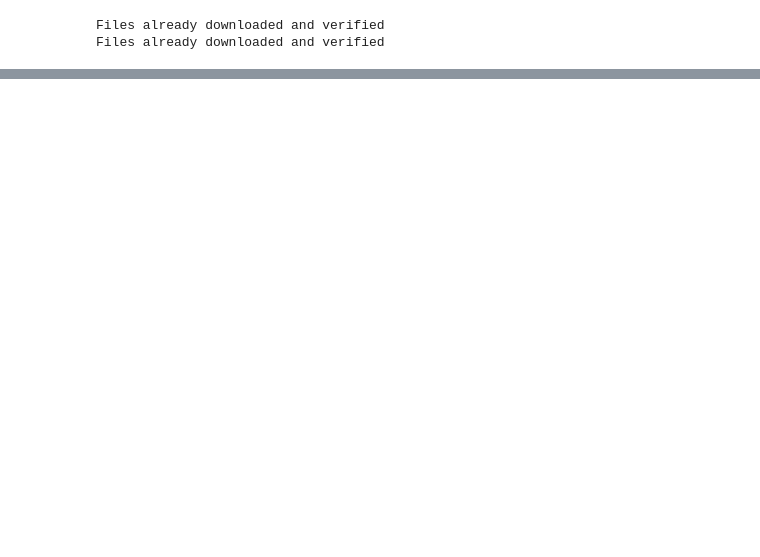
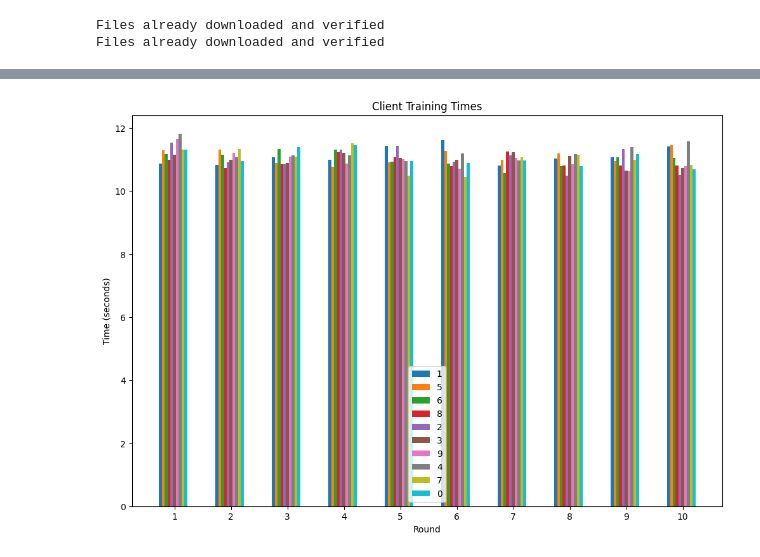
Before and after one commit to vipulhld001/flower, a Jupyter notebook: MyStrat/ftatime.ipynb, the cells around one changed output, grey strips where cells are left out. Saved outputs shown, nothing was run; the diff lists cells and outputs as text; code cells hidden in the pictures; blank space fills up the shorter version.

```diff
--- a/MyStrat/ftatime.ipynb
+++ b/MyStrat/ftatime.ipynb
@@ -105,12 +103,17 @@ def set_parameters(net, parameters: List[np.ndarray]):
     state_dict = OrderedDict({k: torch.Tensor(v) for k, v in params_dict})
     net.load_state_dict(state_dict, strict=True)
 
+class ClientMetrics(NamedTuple):
+    epoch: int
+    loss: float
+    accuracy: float
 
 def train(net, trainloader, epochs: int):
     """Train the network on the training set."""
     criterion = torch.nn.CrossEntropyLoss()
     optimizer = torch.optim.Adam(net.parameters())
     net.train()
+    metrics = []
     for epoch in range(epochs):  # Use the passed 'epochs' variable here
         correct, total, epoch_loss = 0, 0, 0.0
         for images, labels in trainloader:
@@ -126,8 +129,9 @@ def train(net, trainloader, epochs: int):
             correct += (torch.max(outputs.data, 1)[1] == labels).sum().item()
         epoch_loss /= len(trainloader.dataset)
         epoch_acc = correct / total
+        metrics.append(ClientMetrics(epoch, epoch_loss, epoch_acc))
         print(f"Epoch {epoch}: train loss {epoch_loss:.6f}, accuracy {epoch_acc:.6f}")
-
+    return metrics
 
 
 def test(net, testloader):
@@ -496,3 +723,7 @@ def client_fn(cid) -> FlowerClient:
+# %%
+plot_times(strategy_fed_avg.client_training_times)
+# %% [output]
+[figure, added]
 # %%
 fl.simulation.start_simulation(
     client_fn=client_fn,
```
Also changed, not shown: parts of 15 cells of this notebook.
